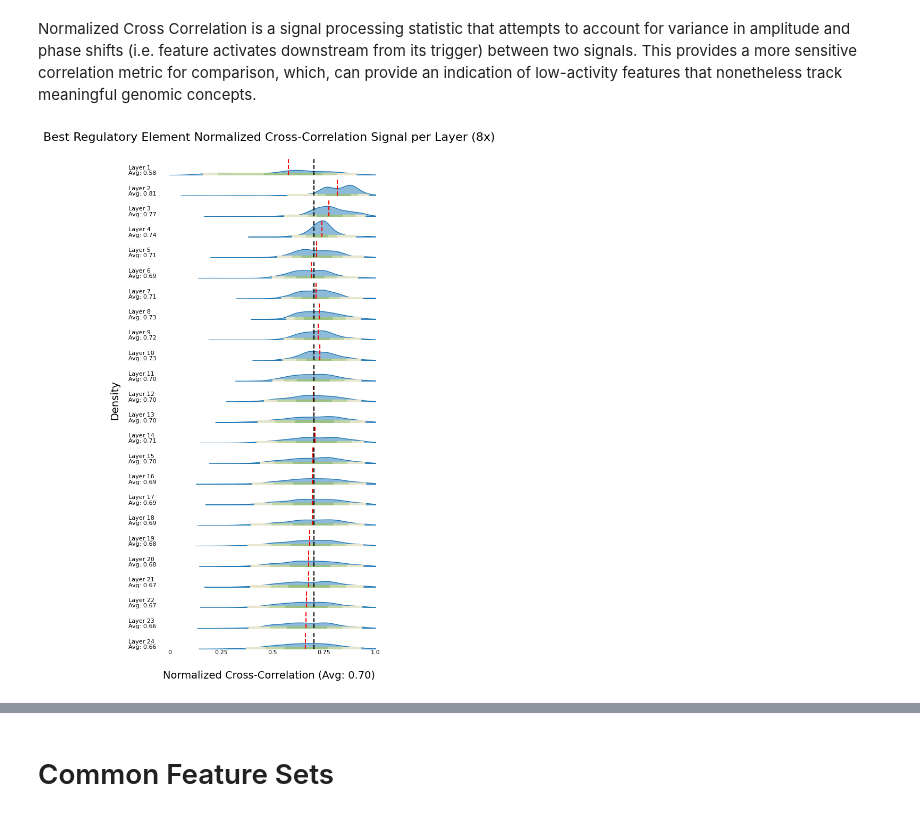
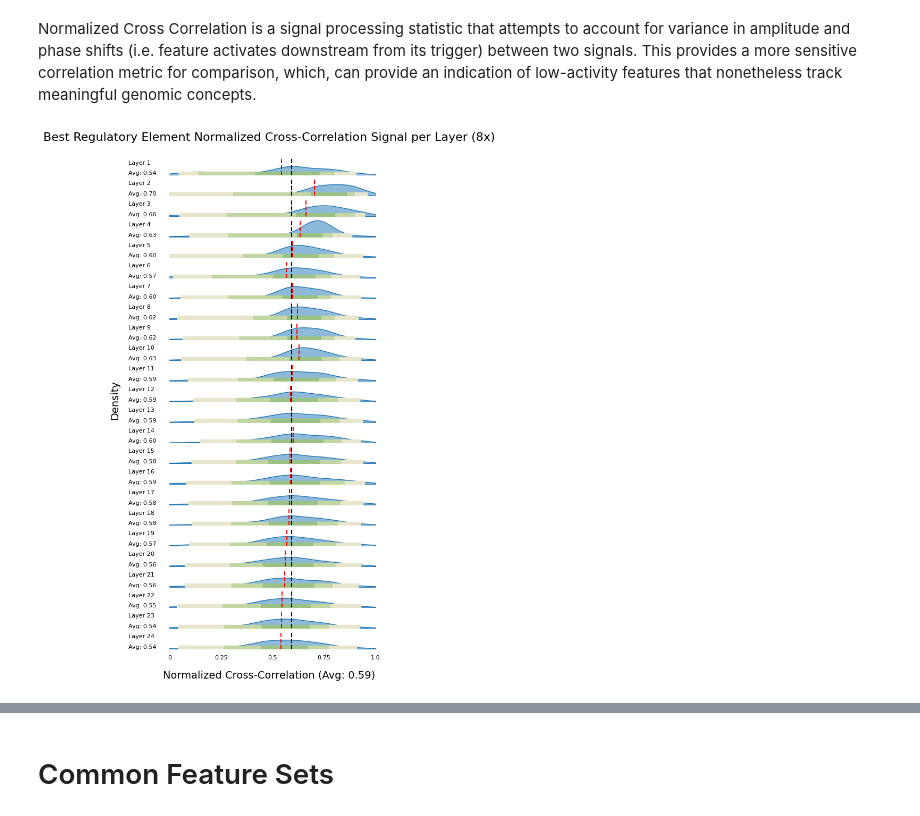
Before and after one commit to ek775/Hidden-State-Genomics, a Jupyter notebook: annotations.ipynb, the cells around one changed output, grey strips where cells are left out. Saved outputs shown, nothing was run; the diff lists cells and outputs as text; code cells hidden in the pictures.

```diff
--- a/annotations.ipynb
+++ b/annotations.ipynb
@@ -336,7 +336,7 @@ for layer in directory["ef8"]:
     blob = bucket.blob(f"regelannotations/ef8/{layer}")
     csv_file = blob.open("r")
     df = pd.read_csv(csv_file)
-    ridgeline_data.append(df["f1_avglag(normxcorr)"])
+    ridgeline_data.append(df["nxf1_mean"])
 
 
 # global mean
@@ -393,34 +393,34 @@ for i, data in enumerate(ridgeline_data):
     # quantiles
     quantiles = np.percentile(data, [2.5, 10, 25, 75, 90, 97.5])
     quantiles = quantiles.tolist()
 
     # fill space between each pair of quantiles
     for j in range(len(quantiles) - 1):
         axs[i].fill_between(
             [quantiles[j], # lower bound
              quantiles[j+1]], # upper bound
             0, # max y=0
             0.8, # max y=0.8
             color=colors[j]
         )
 
     # x axis scale for last ax
     if i == 23:
         values = [0, 0.25, 0.5, 0.75, 1.0]
         for value in values:
             axs[i].text(
                 value, -2.5,
                 f'{value}',
                 ha='center',
                 fontsize=8
             )
 
     axs[i].set_xlim(0, 1)
     axs[i].set_axis_off()
 
 plt.show()
 # %% [output]
-[figure, old version]
+[figure, new version]
 # %%
 # ef16
 ridgeline_data = []
```
Also changed, not shown: parts of 11 cells of this notebook.
